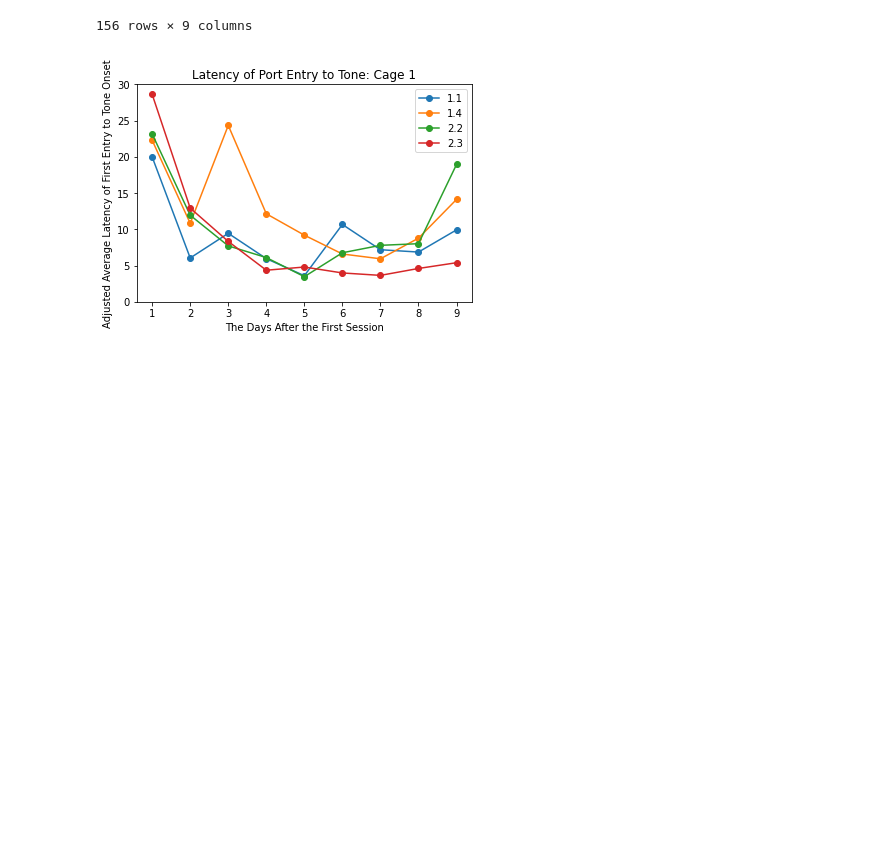
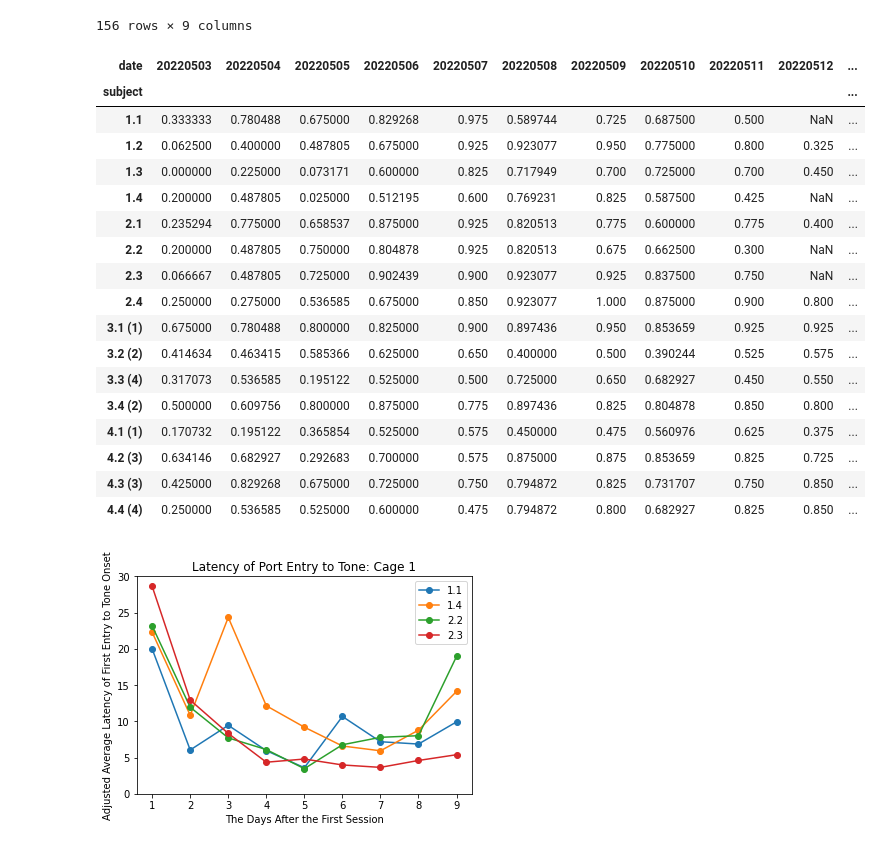
Before and after one commit to padillacoreanolab/med_pc_repo, a Jupyter notebook: results/2022_05_02_log_processing/med_pc_group_analysis.ipynb, the cells around one changed output. Saved outputs shown, nothing was run; the diff lists cells and outputs as text; code cells hidden in the pictures; blank space fills up the shorter version.

```diff
--- a/results/2022_05_02_log_processing/med_pc_group_analysis.ipynb
+++ b/results/2022_05_02_log_processing/med_pc_group_analysis.ipynb
@@ -283,3 +540,30 @@ grouped_averaged_first_porty_entry_dataframe
 | 154 | 4.4 (4) | 20220511 | 1825.635000 | 1830.098750 | 4.463750 | 4.463750 | ... |
 | 155 | 4.4 (4) | 20220512 | 1825.635000 | 1831.928250 | 6.293250 | 6.257250 | ... |
 156 rows × 9 columns
+# %%
+less_than_10_latency_df = pd.pivot_table(grouped_averaged_first_porty_entry_dataframe, values='latency_less_than_10_seconds', index=['subject'],
+
+                    columns=['date'], aggfunc=np.mean)
+# %%
+less_than_10_latency_df["cage"] = less_than_10_latency_df.index.map(subject_to_cage)
+# %%
+less_than_10_latency_df
+# %% [output]
+| date | 20220503 | 20220504 | 20220505 | 20220506 | 20220507 | 20220508 | 20220509 | 20220510 | 20220511 | 20220512 | ... |
+| subject |  |  |  |  |  |  |  |  |  |  | ... |
+| 1.1 | 0.333333 | 0.780488 | 0.675000 | 0.829268 | 0.975 | 0.589744 | 0.725 | 0.687500 | 0.500 | NaN | ... |
+| 1.2 | 0.062500 | 0.400000 | 0.487805 | 0.675000 | 0.925 | 0.923077 | 0.950 | 0.775000 | 0.800 | 0.325 | ... |
+| 1.3 | 0.000000 | 0.225000 | 0.073171 | 0.600000 | 0.825 | 0.717949 | 0.700 | 0.725000 | 0.700 | 0.450 | ... |
+| 1.4 | 0.200000 | 0.487805 | 0.025000 | 0.512195 | 0.600 | 0.769231 | 0.825 | 0.587500 | 0.425 | NaN | ... |
+| 2.1 | 0.235294 | 0.775000 | 0.658537 | 0.875000 | 0.925 | 0.820513 | 0.775 | 0.600000 | 0.775 | 0.400 | ... |
+| 2.2 | 0.200000 | 0.487805 | 0.750000 | 0.804878 | 0.925 | 0.820513 | 0.675 | 0.662500 | 0.300 | NaN | ... |
+| 2.3 | 0.066667 | 0.487805 | 0.725000 | 0.902439 | 0.900 | 0.923077 | 0.925 | 0.837500 | 0.750 | NaN | ... |
+| 2.4 | 0.250000 | 0.275000 | 0.536585 | 0.675000 | 0.850 | 0.923077 | 1.000 | 0.875000 | 0.900 | 0.800 | ... |
+| 3.1 (1) | 0.675000 | 0.780488 | 0.800000 | 0.825000 | 0.900 | 0.897436 | 0.950 | 0.853659 | 0.925 | 0.925 | ... |
+| 3.2 (2) | 0.414634 | 0.463415 | 0.585366 | 0.625000 | 0.650 | 0.400000 | 0.500 | 0.390244 | 0.525 | 0.575 | ... |
+| 3.3 (4) | 0.317073 | 0.536585 | 0.195122 | 0.525000 | 0.500 | 0.725000 | 0.650 | 0.682927 | 0.450 | 0.550 | ... |
+| 3.4 (2) | 0.500000 | 0.609756 | 0.800000 | 0.875000 | 0.775 | 0.897436 | 0.825 | 0.804878 | 0.850 | 0.800 | ... |
+| 4.1 (1) | 0.170732 | 0.195122 | 0.365854 | 0.525000 | 0.575 | 0.450000 | 0.475 | 0.560976 | 0.625 | 0.375 | ... |
+| 4.2 (3) | 0.634146 | 0.682927 | 0.292683 | 0.700000 | 0.575 | 0.875000 | 0.875 | 0.853659 | 0.825 | 0.725 | ... |
+| 4.3 (3) | 0.425000 | 0.829268 | 0.675000 | 0.725000 | 0.750 | 0.794872 | 0.825 | 0.731707 | 0.750 | 0.850 | ... |
+| 4.4 (4) | 0.250000 | 0.536585 | 0.525000 | 0.600000 | 0.475 | 0.794872 | 0.800 | 0.682927 | 0.825 | 0.850 | ... |
```
Also changed, not shown: parts of 49 cells of this notebook.
